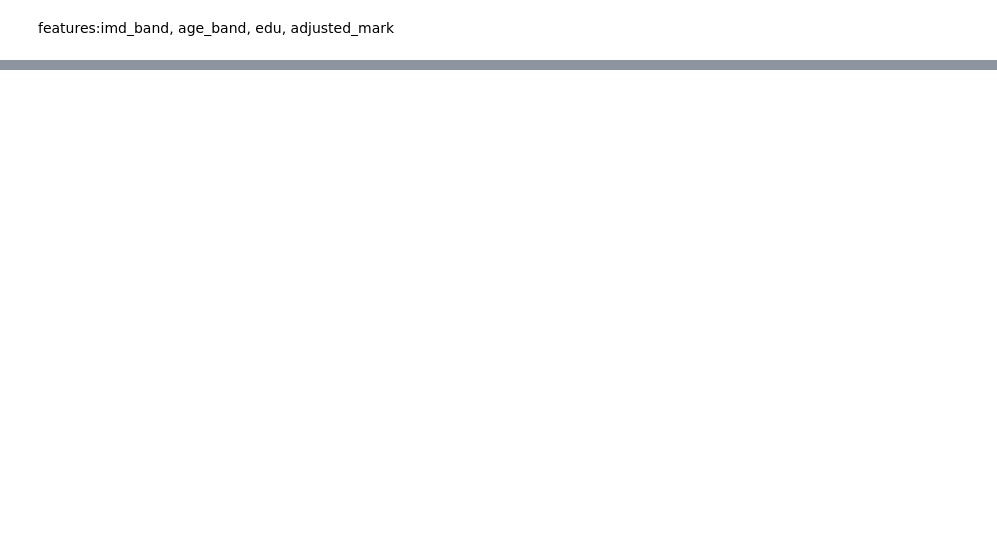
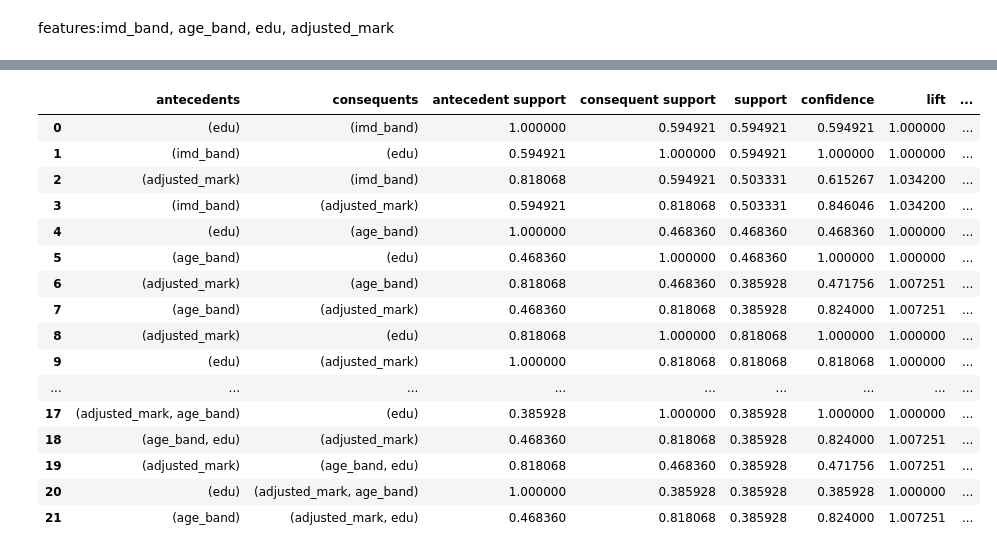
Before and after one commit to Miranda-Bai/PersonalizedLearningContent, a Jupyter notebook: K-MeanClustering.ipynb, the cells around one changed output, grey strips where cells are left out. Drawn from its saved outputs; the diff is of its cells as text; code cells hidden in the pictures; blank space fills up the shorter version.

```diff
--- a/K-MeanClustering.ipynb
+++ b/K-MeanClustering.ipynb
@@ -94,0 +140,4 @@ pd.DataFrame(data).to_csv('clustered-data.csv')
+# %%
+# dividing data to train and test
+train_data, test_data = np.split(data.sample(frac=1, random_state=1729), [int(0.8 * len(data))])
+print(train_data.shape, test_data.shape)
@@ -94,0 +189,7 @@ pd.DataFrame(data).to_csv('clustered-data.csv')
+# %%
+# after dividing train_data to 3 groups using Apriori to find frequent itemset
+# Apriori: if A happen, the chance of result B happen
+# Apply Apriori on each cluster separately
+train_df1 = train_data[train_data.cluster==0]
+train_df2 = train_data[train_data.cluster==1]
+train_df3 = train_data[train_data.cluster==2]
@@ -94,0 +217,10 @@ pd.DataFrame(data).to_csv('clustered-data.csv')
+# %%
+# Define Apriori parameters
+min_support = 0.3
+# max_len = 2
+
+# Run Apriori on the first cluster
+freq_items1 = apriori(train_df1[['imd_band', 'age_band', 'edu','adjusted_mark']], min_support=min_support, use_colnames=True)
+freq_items1['length'] = freq_items1['itemsets'].apply(lambda x: len(x))
+# print("frequent itemset 1 is: ")
+freq_items1
@@ -94,0 +253,5 @@ pd.DataFrame(data).to_csv('clustered-data.csv')
+# %%
+freq_items3 = apriori(train_df3[['imd_band', 'age_band', 'edu','adjusted_mark']], min_support=min_support, use_colnames=True)
+freq_items3['length'] = freq_items3['itemsets'].apply(lambda x: len(x))
+# print("frequent itemset 3 is: ")
+freq_items3
@@ -94,0 +271,21 @@ pd.DataFrame(data).to_csv('clustered-data.csv')
+# %%
+rules3 = association_rules(freq_items3, metric="lift", min_threshold=1)
+rules3
+# %% [output]
+|  | antecedents | consequents | antecedent support | consequent support | support | confidence | lift | ... |
+| 0 | (edu) | (imd_band) | 1.000000 | 0.594921 | 0.594921 | 0.594921 | 1.000000 | ... |
+| 1 | (imd_band) | (edu) | 0.594921 | 1.000000 | 0.594921 | 1.000000 | 1.000000 | ... |
+| 2 | (adjusted_mark) | (imd_band) | 0.818068 | 0.594921 | 0.503331 | 0.615267 | 1.034200 | ... |
+| 3 | (imd_band) | (adjusted_mark) | 0.594921 | 0.818068 | 0.503331 | 0.846046 | 1.034200 | ... |
+| 4 | (edu) | (age_band) | 1.000000 | 0.468360 | 0.468360 | 0.468360 | 1.000000 | ... |
+| 5 | (age_band) | (edu) | 0.468360 | 1.000000 | 0.468360 | 1.000000 | 1.000000 | ... |
+| 6 | (adjusted_mark) | (age_band) | 0.818068 | 0.468360 | 0.385928 | 0.471756 | 1.007251 | ... |
+| 7 | (age_band) | (adjusted_mark) | 0.468360 | 0.818068 | 0.385928 | 0.824000 | 1.007251 | ... |
+| 8 | (adjusted_mark) | (edu) | 0.818068 | 1.000000 | 0.818068 | 1.000000 | 1.000000 | ... |
+| 9 | (edu) | (adjusted_mark) | 1.000000 | 0.818068 | 0.818068 | 0.818068 | 1.000000 | ... |
+| ... | ... | ... | ... | ... | ... | ... | ... | ... |
+| 17 | (adjusted_mark, age_band) | (edu) | 0.385928 | 1.000000 | 0.385928 | 1.000000 | 1.000000 | ... |
+| 18 | (age_band, edu) | (adjusted_mark) | 0.468360 | 0.818068 | 0.385928 | 0.824000 | 1.007251 | ... |
+| 19 | (adjusted_mark) | (age_band, edu) | 0.818068 | 0.468360 | 0.385928 | 0.471756 | 1.007251 | ... |
+| 20 | (edu) | (adjusted_mark, age_band) | 1.000000 | 0.385928 | 0.385928 | 0.385928 | 1.000000 | ... |
+| 21 | (age_band) | (adjusted_mark, edu) | 0.468360 | 0.818068 | 0.385928 | 0.824000 | 1.007251 | ... |
```
Also changed, not shown: parts of 23 cells of this notebook, 3 other files.
